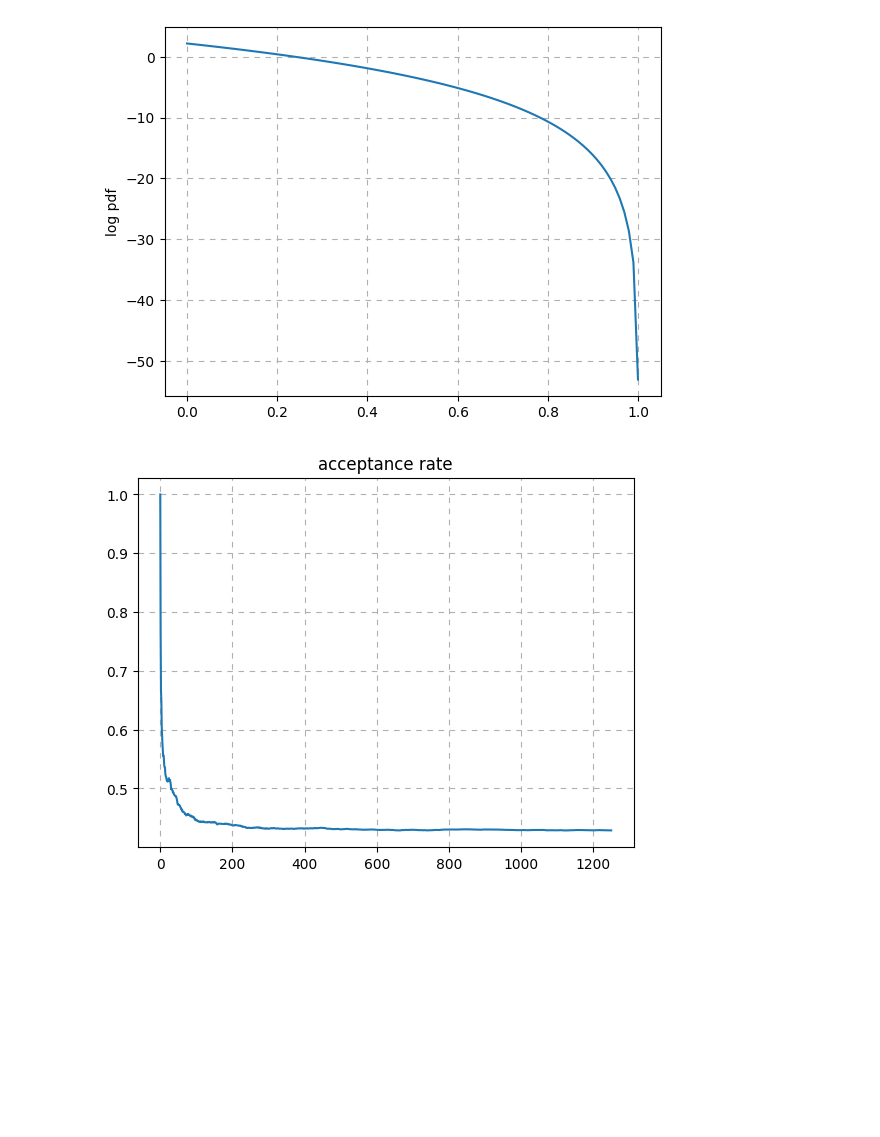
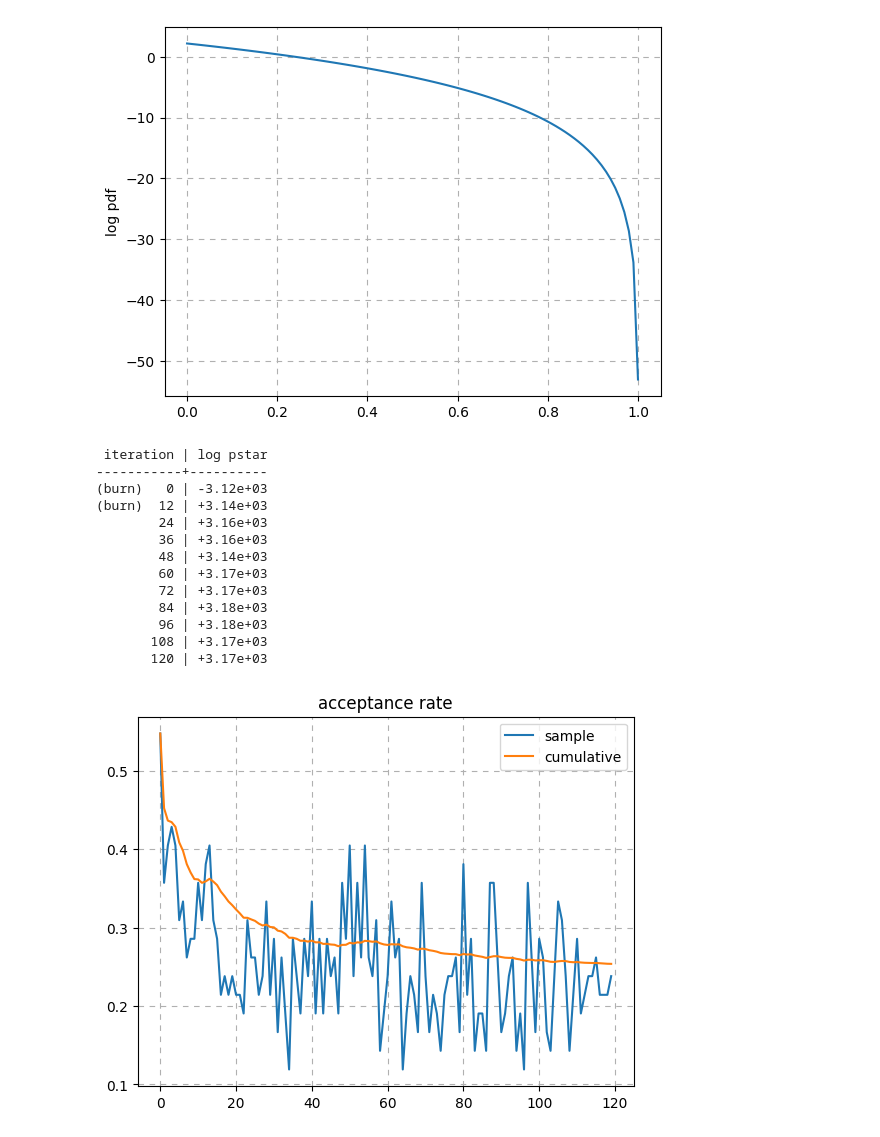
Before and after one commit to jordan-wei-taylor/dummy-jump-diffusion, a Jupyter notebook: jupyter.ipynb, the cells around one changed output. Saved outputs shown, nothing was run; the diff lists cells and outputs as text; code cells hidden in the pictures; blank space fills up the shorter version.

```diff
--- a/jupyter.ipynb
+++ b/jupyter.ipynb
@@ -102,7 +119,7 @@ for j, title in enumerate(['price index', 'vol', 'jump']):
 
 ymin, ymax = index[:3].min(axis = 1), index[:3].max(axis = 1)
 for i, (ind, v, j, m, n) in enumerate(zip(index, vol, jump, mu, nt)):
-    ax[i, 0].plot(ind)
+    ax[i, 0].semilogy(ind)
     ax[i, 0].fill_betweenx([ymin[i], ymax[i]], start, start + n - 1, alpha = 0.2)
     ax[i, 0].set_ylabel(f'asset {i + 1}')
 
@@ -258,26 +311,47 @@ cov     = 0.1
 # %%
 # execute our gibbs sampler with some number of samples, `n`, and a burn-in period, `burn`.
 # on my personal (old laptop):
 #     takes ~ 2.5 mins with (M, n) = (10, 1000)
 #     takes ~10   mins with (M, n) = (75,  100)
 #
 # recall `M` is the number of assets at the top of the notebook
 
-n               = 1000
-burn            = 0.2
-samples, r, log = gibbs(log_pstar, theta0, n, cov = cov, burn = burn, random_state = 0, data = index, start = start)
+# mu_1, log_10(sd_1), lam_1, pr_1, mu_2, log_10(sd_2), lam_2, pr_2, ..., mu_j, log_10(sd_j)
+theta0            = np.array([0.0,-2.0, 2.0, 0.7] * len(index) + [0.2,-1.0])
+
+# every parameter of theta0 will change by N(0, 0.1^2) when sampling
+transition        = [0.01, 0.2, 1.5, 0.3] * len(data) + [0.2, 1.0]
+
+n                 = 100
+burn              = 20
+samples, acc, log = gibbs(log_pstar, theta0, n, transition = transition, burn = burn, random_state = 0, data = data, start = start, verbose = 0.1)
 
 # average result
 average         = samples.mean(axis = 0)
 
 # as we have an acceptance indicator for each element within a sample
 # average across the elements within a sample
-r = r.mean(axis = 1)
+accept = acc.mean(axis = 1)
 
 # visualise acceptance rate
-plt.plot(1 - r.cumsum(axis = 0) / np.arange(1, len(r) + 1))
+plt.plot(accept, label = 'sample')
+plt.plot(accept.cumsum(axis = 0) / np.arange(1, len(accept) + 1), label = 'cumulative')
 plt.title('acceptance rate')
 plt.grid(ls = (0, (5, 5)))
+plt.legend()
 plt.show()
 # %% [output]
+ iteration | log pstar
+-----------+----------
+(burn)   0 | -3.12e+03
+(burn)  12 | +3.14e+03
+        24 | +3.16e+03
+        36 | +3.16e+03
+        48 | +3.14e+03
+        60 | +3.17e+03
+        72 | +3.17e+03
+        84 | +3.18e+03
+        96 | +3.18e+03
+       108 | +3.17e+03
+       120 | +3.17e+03
-[figure, old version]
+[figure, new version]
```
Also changed, not shown: parts of 12 cells of this notebook.
